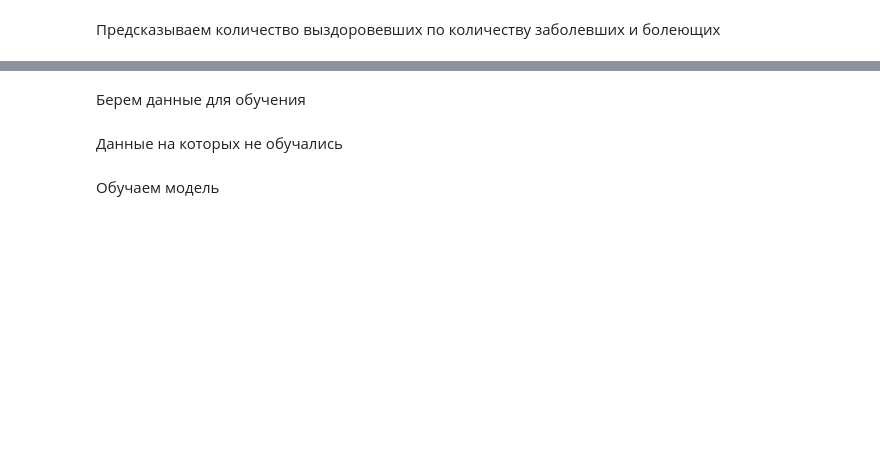
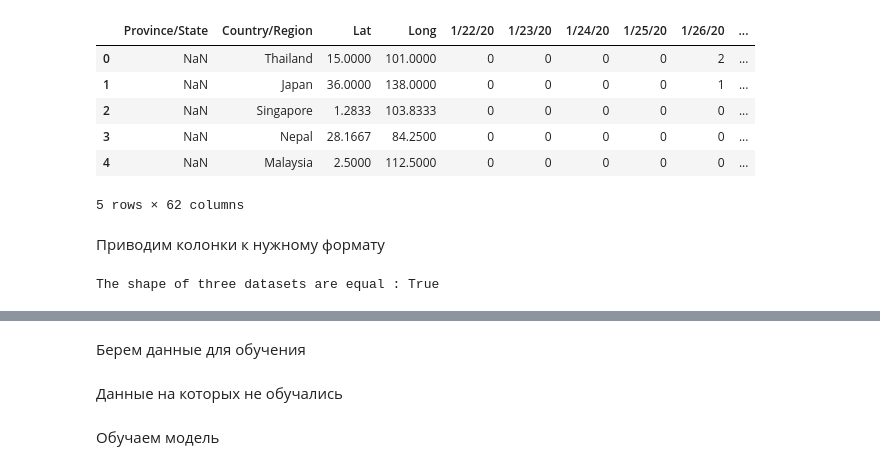
Before and after one commit to flayexz/Analyze, a Jupyter notebook: main.ipynb, the cells around one changed output, grey strips where cells are left out. Saved outputs shown, nothing was run; the diff lists cells and outputs as text; code cells hidden in the pictures; blank space fills up the shorter version.

```diff
--- a/main.ipynb
+++ b/main.ipynb
@@ -1,2 +0,0 @@
-# %% [markdown]
-Предсказываем количество выздоровевших по количеству заболевших и болеющих
@@ -6,0 +16,12 @@ from catboost import CatBoostRegressor
+# %%
+df_one = pd.read_csv('time_series_covid_19_recovered.csv')
+# %%
+df_one.head()
+# %% [output]
+|  | Province/State | Country/Region | Lat | Long | 1/22/20 | 1/23/20 | 1/24/20 | 1/25/20 | 1/26/20 | ... |
+| 0 | NaN | Thailand | 15.0000 | 101.0000 | 0 | 0 | 0 | 0 | 2 | ... |
+| 1 | NaN | Japan | 36.0000 | 138.0000 | 0 | 0 | 0 | 0 | 1 | ... |
+| 2 | NaN | Singapore | 1.2833 | 103.8333 | 0 | 0 | 0 | 0 | 0 | ... |
+| 3 | NaN | Nepal | 28.1667 | 84.2500 | 0 | 0 | 0 | 0 | 0 | ... |
+| 4 | NaN | Malaysia | 2.5000 | 112.5000 | 0 | 0 | 0 | 0 | 0 | ... |
+5 rows × 62 columns
@@ -6,0 +33,2 @@ from catboost import CatBoostRegressor
+# %% [markdown]
+Приводим колонки к нужному формату
@@ -6,0 +75,4 @@ from catboost import CatBoostRegressor
+# %%
+data=melt_and_merge(True)
+# %% [output]
+The shape of three datasets are equal : True
```
Also changed, not shown: parts of 70 cells of this notebook, 4 other files.
